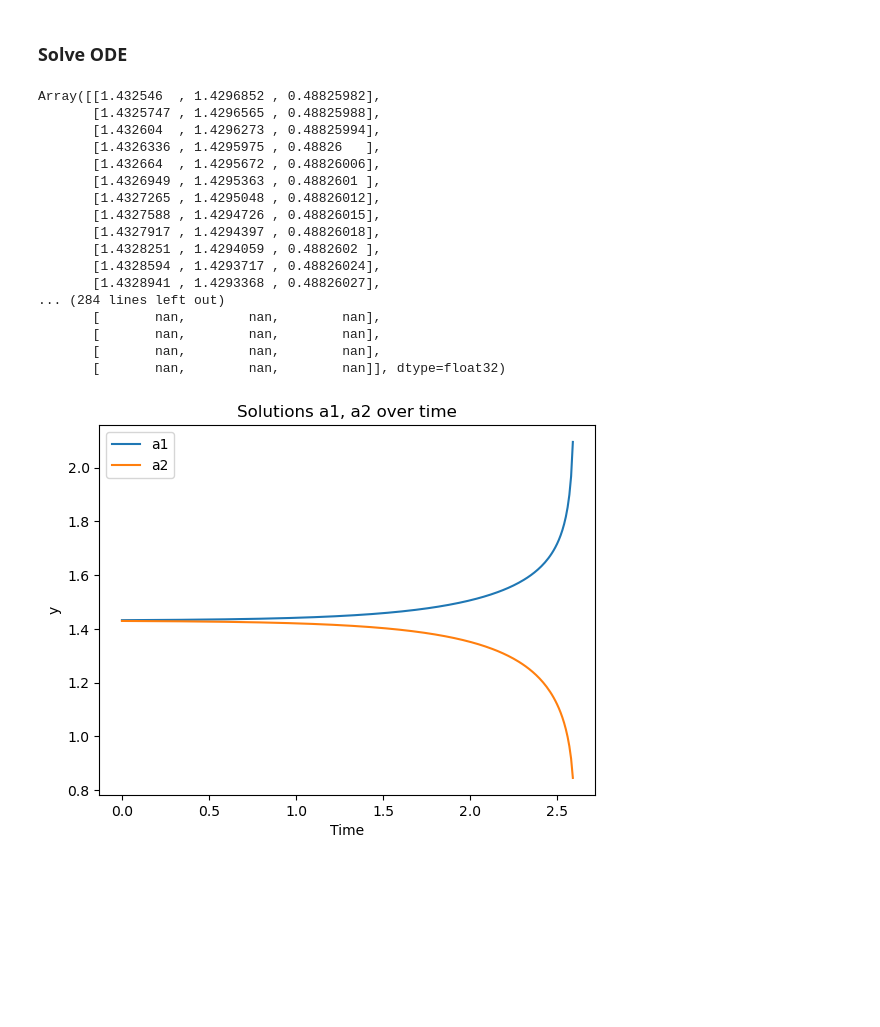
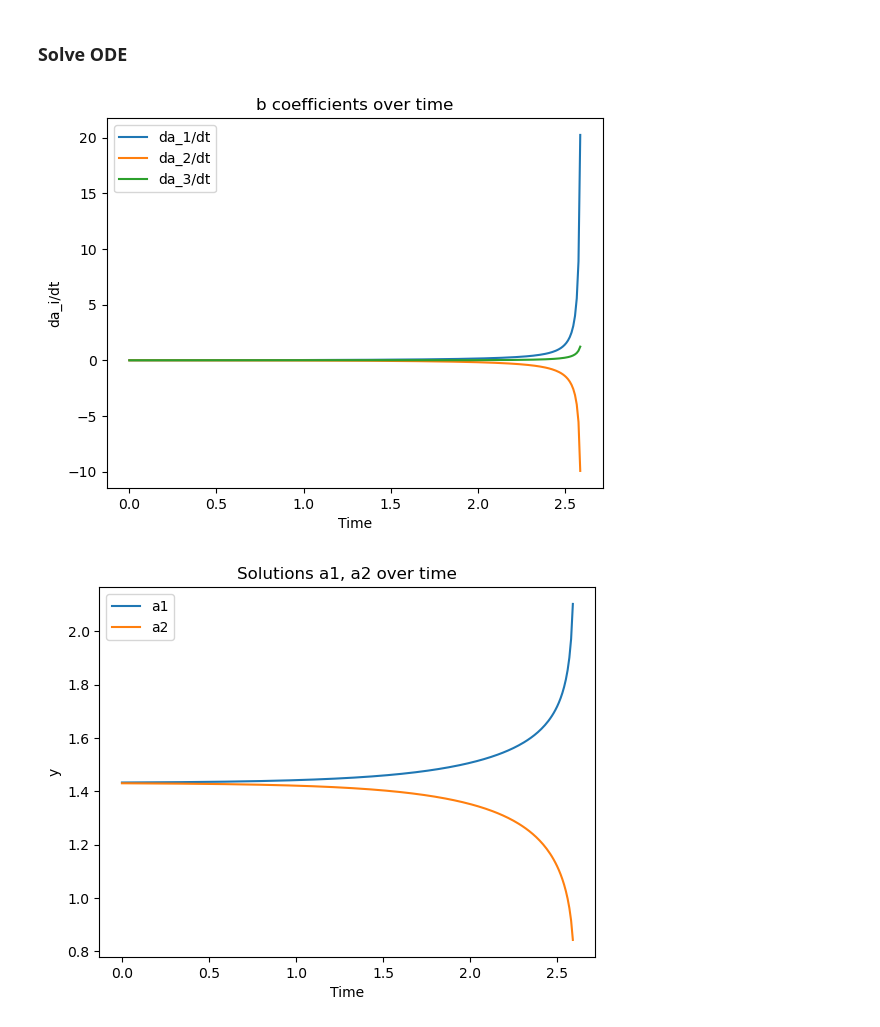
Before and after one commit to rajpabari/gravitational-radiation, a Jupyter notebook: code/viscosity.ipynb, the cells around one changed output. Drawn from its saved outputs; the diff is of its cells as text; code cells hidden in the pictures; blank space fills up the shorter version.

```diff
--- a/code/viscosity.ipynb
+++ b/code/viscosity.ipynb
@@ -273,23 +281,18 @@ ys = solution.ys
 # %%
-ys
+# jnp.isnan(ys[:, 0]).shape
+# plt.imshow(jnp.isnan(ys).T, aspect="auto", cmap=plt.cm.gray, interpolation="nearest")
+plt.figure()
+b_sol = jnp.array([_b(a) for a in a_sol[~jnp.isnan(a_sol).any(axis=1)]])
+plt.plot(ts[~jnp.isnan(a_sol[:, 0])], b_sol[:, 0], label="da_1/dt")
+plt.plot(ts[~jnp.isnan(a_sol[:, 0])], b_sol[:, 1], label="da_2/dt")
+plt.plot(ts[~jnp.isnan(a_sol[:, 0])], b_sol[:, 2], label="da_3/dt")
+plt.xlabel("Time")
+plt.ylabel("da_i/dt")
+plt.title("b coefficients over time")
+plt.legend()
+plt.show()
 # %% [output]
-Array([[1.432546  , 1.4296852 , 0.48825982],
-       [1.4325747 , 1.4296565 , 0.48825988],
-       [1.432604  , 1.4296273 , 0.48825994],
-       [1.4326336 , 1.4295975 , 0.48826   ],
-       [1.432664  , 1.4295672 , 0.48826006],
-       [1.4326949 , 1.4295363 , 0.4882601 ],
-       [1.4327265 , 1.4295048 , 0.48826012],
-       [1.4327588 , 1.4294726 , 0.48826015],
-       [1.4327917 , 1.4294397 , 0.48826018],
-       [1.4328251 , 1.4294059 , 0.4882602 ],
-       [1.4328594 , 1.4293717 , 0.48826024],
-       [1.4328941 , 1.4293368 , 0.48826027],
-... (284 lines left out)
-       [       nan,        nan,        nan],
-       [       nan,        nan,        nan],
-       [       nan,        nan,        nan],
-       [       nan,        nan,        nan]], dtype=float32)
+[figure, added]
 # %%
 plt.figure()
 # plt.xlim(0, T)
```
Also changed, not shown: parts of 6 cells of this notebook.
